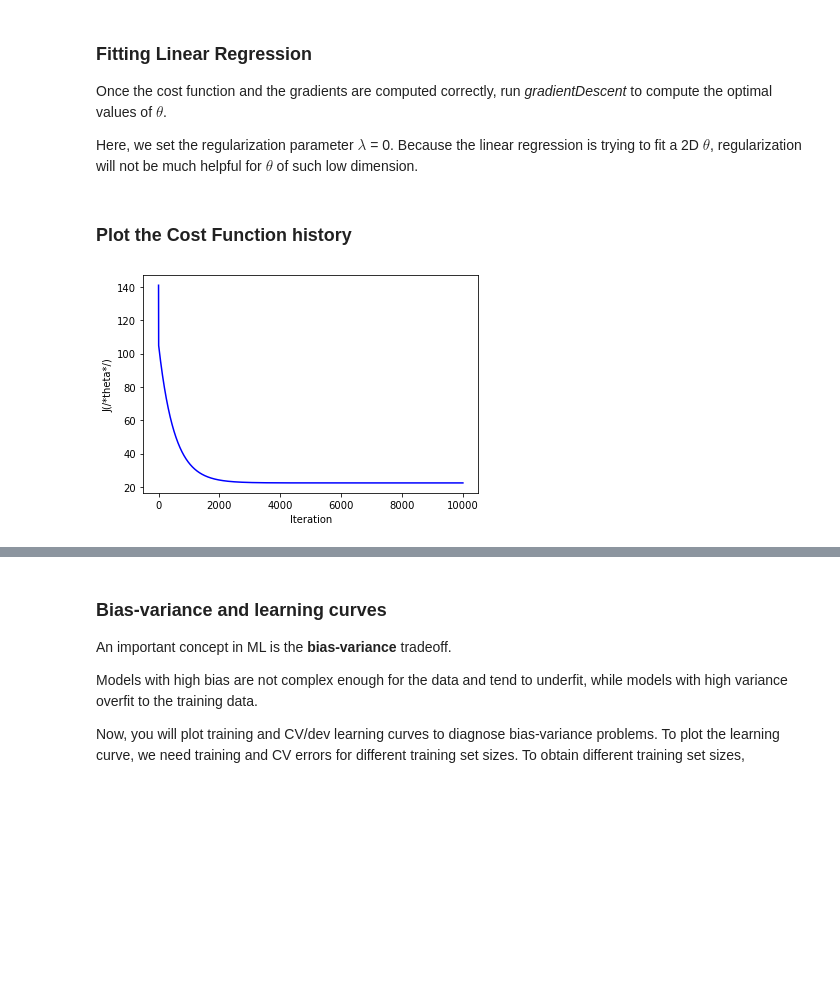
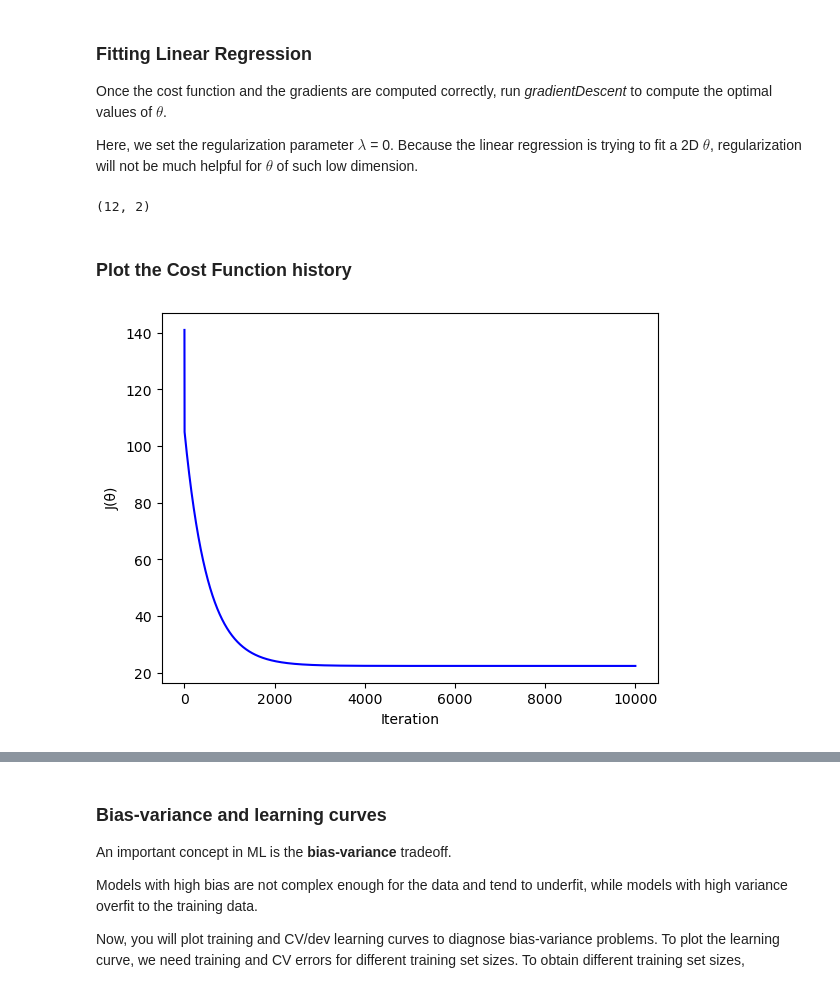
Before and after one commit to renanaferreira/FAA-repository, a Jupyter notebook: 05-ML-Bias-Variance/ML_BiasVariance.ipynb, the cells around one changed output, grey strips where cells are left out. Saved outputs shown, nothing was run; the diff lists cells and outputs as text; code cells hidden in the pictures; blank space fills up the shorter version.

```diff
--- a/05-ML-Bias-Variance/ML_BiasVariance.ipynb
+++ b/05-ML-Bias-Variance/ML_BiasVariance.ipynb
@@ -129,7 +130,8 @@ def gradientDescent(X,y,theta,learn_rate,num_iters,Lambda):
 # %%
 # add an extra columns of 1 to X (recall axis=0 are the rows, axis=1 are the columns)
 n = X.shape[1]
-X_1 = np.append(np.ones((m,1)), X, axis=1)
+X_1 = np.append(np.ones([m,1]), X, axis=1)
+print(X_1.shape)
 
 Lambda = 0
 learn_rate=0.001
@@ -141,16 +143,18 @@ initial_theta = np.zeros((n+1, 1))
 
 #compute the optimal theta : EXPECTED RESULT: theta= [~12; ~0.36]
 theta, J_history = gradientDescent(X_1, y, initial_theta, learn_rate, num_iter, Lambda)
+# %% [output]
+(12, 2)
 # %% [markdown]
 ### Plot the Cost Function history
 # %%
 #add labels
 plt.xlabel("Iteration")
-plt.ylabel("J(/*theta*/)")
+plt.ylabel("J(\u03B8)")
 plt.plot(range(len(J_history)), J_history, c="b")
 plt.show()
 # %% [output]
-[figure, old version]
+[figure, new version]
 # %% [markdown]
 ### Plot the data and its linear model
 You should get a figure similar to Fig.2. This best fit line tells that the model is not a good fit to the data.
```
Also changed, not shown: parts of 9 cells of this notebook, 19 other files.
